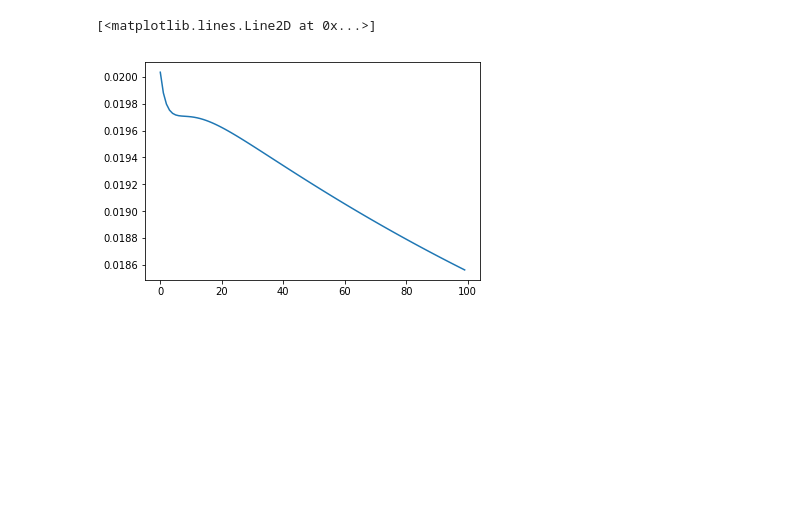
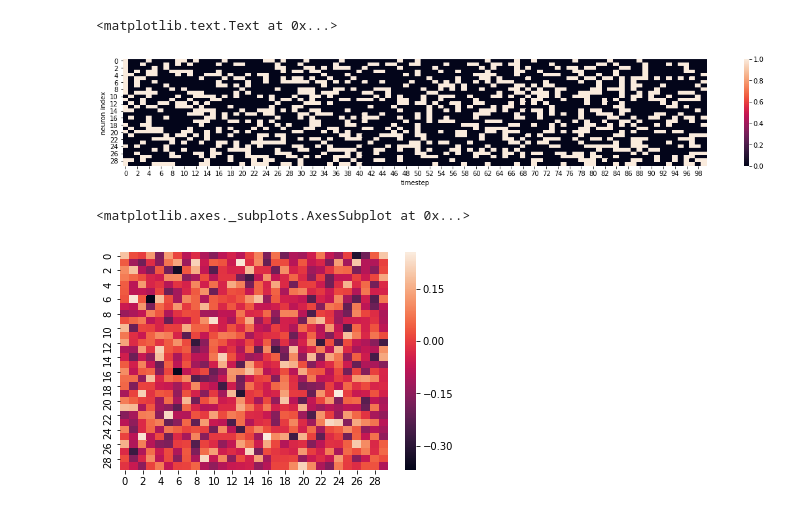
Before and after one commit to andrewcharlesjones/variational_spiking_networks, a Jupyter notebook: vi_spiking_visible_only.ipynb, the cells around one changed output. Drawn from its saved outputs; the diff is of its cells as text; code cells hidden in the pictures; blank space fills up the shorter version.

```diff
--- a/vi_spiking_visible_only.ipynb
+++ b/vi_spiking_visible_only.ipynb
@@ -143,16 +171,22 @@ print np.sum((np.reshape(res.x, [num_neurons, num_neurons]) - weights)**2)
 # %%
-# for tt in range(1, num_timebins):
+# learned_weights = np.reshape(res.x, [num_neurons, num_neurons])
+spikes[int(curr_neuron_block * neuron_block_size):int((curr_neuron_block + 1) * neuron_block_size), 0] = 1
 
-#     for ii in range(num_neurons):
 
-#         dphi = dt * (1 / tau) * (spikes[:, tt - 1] - learned_phi[:, tt - 1])
-#         deta = dt * (1 / tau_adapt) * (spikes[:, tt - 1] - learned_eta[:, tt - 1])
+for tt in range(1, num_timebins):
 
-#         learned_phi[:, tt] = learned_phi[:, tt - 1] + dphi
-#         learned_eta[:, tt] = learned_eta[:, tt - 1] + deta
+    dphi = dt * (1 / tau) * (spikes[:, tt - 1] - phi[:, tt - 1])
+    deta = dt * (1 / tau_adapt) * (spikes[:, tt - 1] - eta[:, tt - 1])
 
-#         total_potential = np.matmul(x0, phi[:, tt]) - eta_0 * eta[:, tt]
-#         learned_u[:, tt] = total_potential
+    phi[:, tt] = phi[:, tt - 1] + dphi
+    eta[:, tt] = eta[:, tt - 1] + deta
 
-#         learned_rho[:, tt] = rho_0 * np.exp((learned_u[:, tt] - v) / delta_u)
-#     LL = np.sum(np.sum(np.multiply(np.log(learned_rho), spikes) - learned_rho, axis = 1) * dt)
+    total_potential = np.matmul(learned_weights, phi[:, tt]) - eta_0 * eta[:, tt]
+
+    u[:, tt] = total_potential
+
+    rho[:, tt] = rho_0 * np.exp((u[:, tt] - v) / delta_u)
+
+#         spikes[:, tt] = np.random.poisson(rho[:, tt])
+    spike_probs[:, tt] = 1-np.exp(-dt*rho[:, tt])
+    spikes[:, tt] = np.random.binomial(n = 1, p = spike_probs[:, tt])
@@ -251,5 +193,14 @@ plt.plot(learned_rho[0, :])
-# %%
-plt.plot(mse_trace)
-# %% [output]
-[<matplotlib.lines.Line2D at 0x...>]
-[figure, removed]
+# %%
+fig, ax = plt.subplots(figsize=(20, 3))
+sns.heatmap(spikes[:, :100])
+plt.xlabel("timestep")
+plt.ylabel("neuron index")
+# %% [output]
+<matplotlib.text.Text at 0x...>
+[figure, added]
+# %%
+# sns.heatmap(np.reshape(res.x, [num_neurons, num_neurons]))
+sns.heatmap(learned_weights)
+# %% [output]
+<matplotlib.axes._subplots.AxesSubplot at 0x...>
+[figure, added]
```
Also changed, not shown: parts of 12 cells of this notebook.
